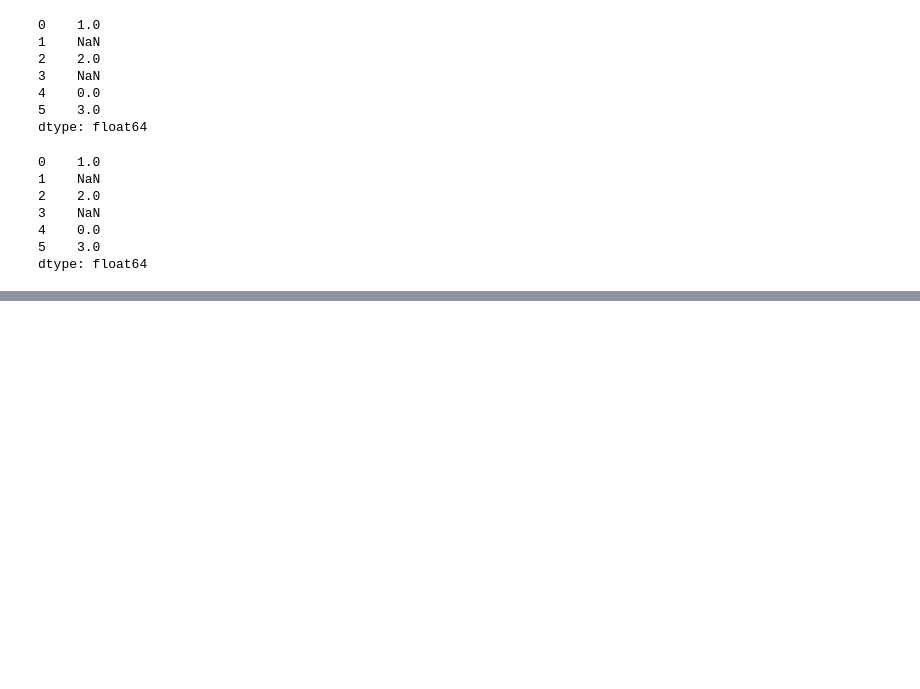
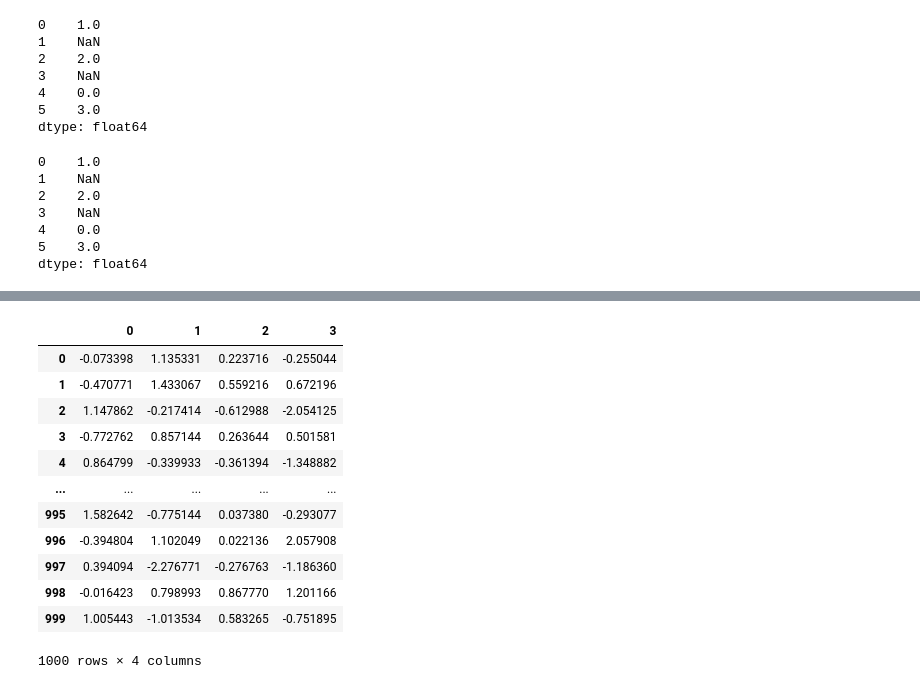
Before and after one commit to singfungcheung/python_for_data_analysis_wm_practice, a Jupyter notebook: src/Chapter7_DataCleaning.ipynb, the cells around one changed output, grey strips where cells are left out. Drawn from its saved outputs; the diff is of its cells as text; code cells hidden in the pictures; blank space fills up the shorter version.

```diff
--- a/src/Chapter7_DataCleaning.ipynb
+++ b/src/Chapter7_DataCleaning.ipynb
@@ -388,0 +401,3 @@ dtype: float64
+# %%
+data = pd.DataFrame(np.random.standard_normal((1000, 4)))
+data.describe()
@@ -388,0 +414,16 @@ dtype: float64
+# %%
+data
+# %% [output]
+|  | 0 | 1 | 2 | 3 |
+| 0 | -0.073398 | 1.135331 | 0.223716 | -0.255044 |
+| 1 | -0.470771 | 1.433067 | 0.559216 | 0.672196 |
+| 2 | 1.147862 | -0.217414 | -0.612988 | -2.054125 |
+| 3 | -0.772762 | 0.857144 | 0.263644 | 0.501581 |
+| 4 | 0.864799 | -0.339933 | -0.361394 | -1.348882 |
+| ... | ... | ... | ... | ... |
+| 995 | 1.582642 | -0.775144 | 0.037380 | -0.293077 |
+| 996 | -0.394804 | 1.102049 | 0.022136 | 2.057908 |
+| 997 | 0.394094 | -2.276771 | -0.276763 | -1.186360 |
+| 998 | -0.016423 | 0.798993 | 0.867770 | 1.201166 |
+| 999 | 1.005443 | -1.013534 | 0.583265 | -0.751895 |
+1000 rows × 4 columns
```
Also changed, not shown: parts of 16 cells of this notebook.
